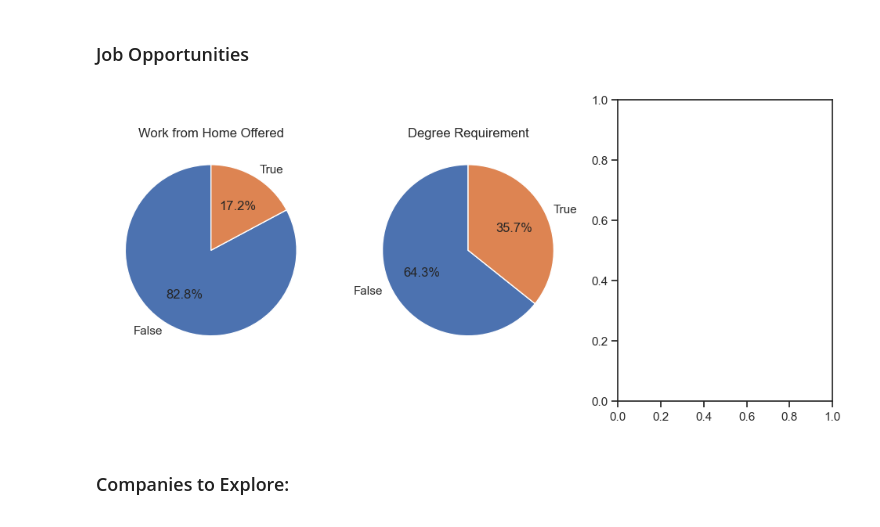
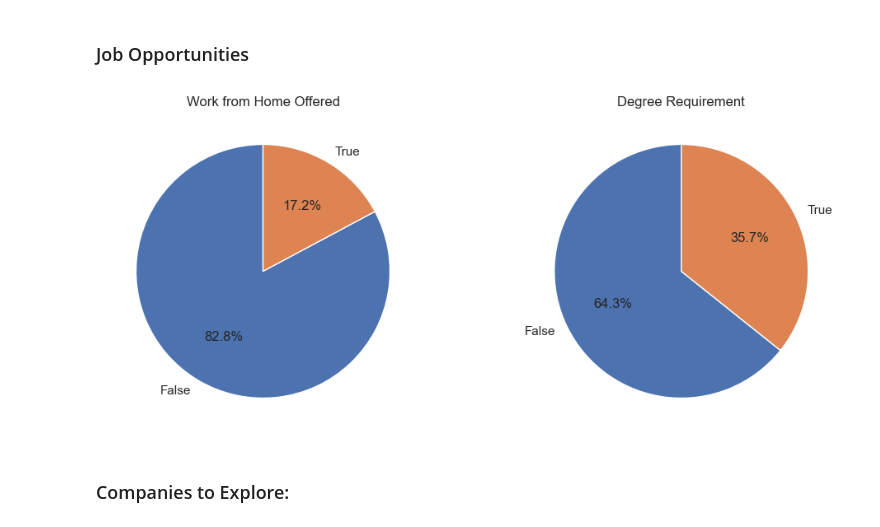
Before and after one commit to Rajkumar-24/Data_Job_market_EDA_python_project, a Jupyter notebook: 1_EDA_Intro.ipynb, the cells around one changed output. Cells and saved outputs as stored; diff of their text form; code cells hidden in the pictures.

```diff
--- a/1_EDA_Intro.ipynb
+++ b/1_EDA_Intro.ipynb
@@ -141,22 +141,22 @@ plt.show()
 # %%
 # rewrite the above with a for loop
 dict_column = {
     'job_work_from_home': 'Work from Home Offered',
     'job_no_degree_mention': 'Degree Requirement',
 
 }
 
-fig, ax = plt.subplots(1, 3)
+fig, ax = plt.subplots(1, 2)
 fig.set_size_inches((12, 5))
 
 for i, (column, title) in enumerate(dict_column.items()):
     ax[i].pie(df_DA_ind[column].value_counts(), labels=['False', 'True'], autopct='%1.1f%%', startangle=90)
     ax[i].set_title(title)
 
 # plt.suptitle('Benefit Analysis of Data Jobs', fontsize=16)
 plt.show()
 # %% [output]
-[figure, old version]
+[figure, new version]
 # %% [markdown]
 ### Companies to Explore:
 # %%
```
Also changed, not shown: 4 other files.
